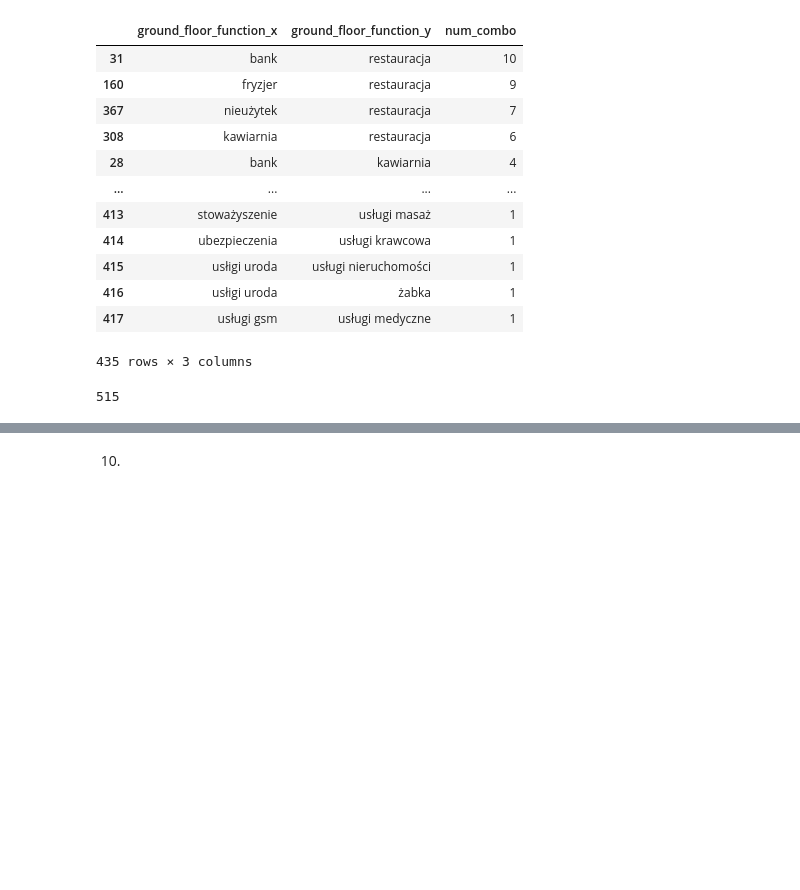
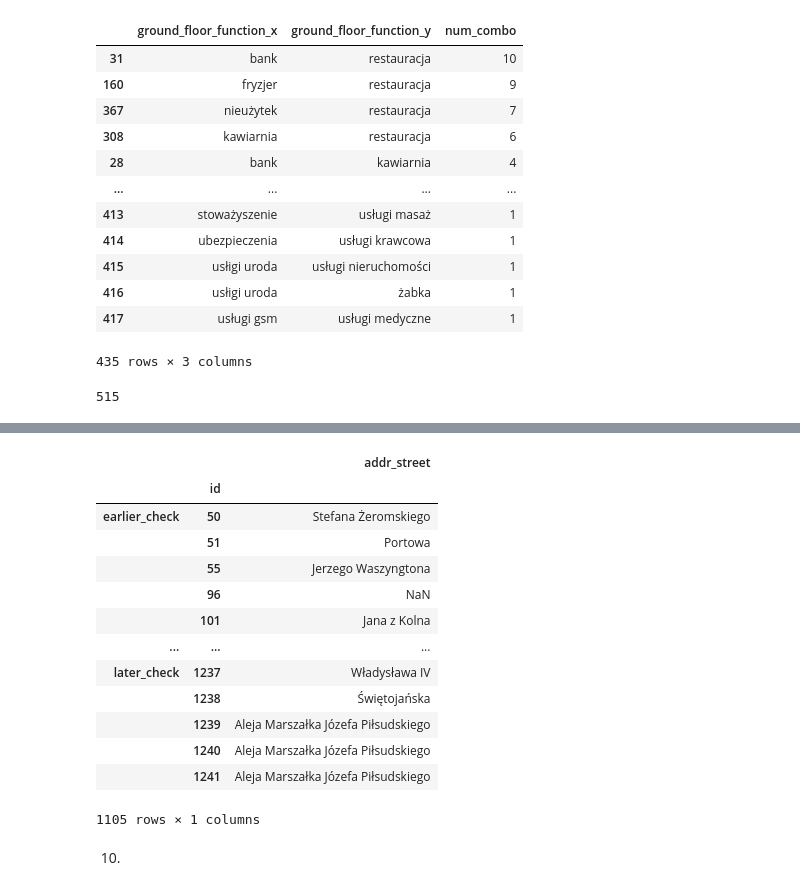
Before and after one commit to MichalRyplewicz/gdynia-srodmiescie, a Jupyter notebook: exercises/2026.10.08_Excercises.ipynb, the cells around one changed output, grey strips where cells are left out. Drawn from its saved outputs; the diff is of its cells as text; code cells hidden in the pictures; blank space fills up the shorter version.

Commit message:
further exercises regarding merging and grouping data

```diff
--- a/exercises/2026.10.08_Excercises.ipynb
+++ b/exercises/2026.10.08_Excercises.ipynb
@@ -238,0 +295,27 @@ len(func_combo)
+# %%
+buildings_check_earlier = data_gdynia.loc[
+    data_gdynia["date_of_checking"] < "2026-09-27", ["addr_street"]
+]
+buildings_check_later = data_gdynia.loc[
+    data_gdynia["date_of_checking"] >= "2026-09-27", ["addr_street"]
+]
+
+pd.concat(
+    [buildings_check_earlier, buildings_check_later],
+    keys=["earlier_check", "later_check"],
+)
+# %% [output]
+|  |  | addr_street |
+|  | id |  |
+| earlier_check | 50 | Stefana Żeromskiego |
+|  | 51 | Portowa |
+|  | 55 | Jerzego Waszyngtona |
+|  | 96 | NaN |
+|  | 101 | Jana z Kolna |
+| ... | ... | ... |
+| later_check | 1237 | Władysława IV |
+|  | 1238 | Świętojańska |
+|  | 1239 | Aleja Marszałka Józefa Piłsudskiego |
+|  | 1240 | Aleja Marszałka Józefa Piłsudskiego |
+|  | 1241 | Aleja Marszałka Józefa Piłsudskiego |
+1105 rows × 1 columns
```
Also changed, not shown: parts of 17 cells of this notebook, 1 other file.
